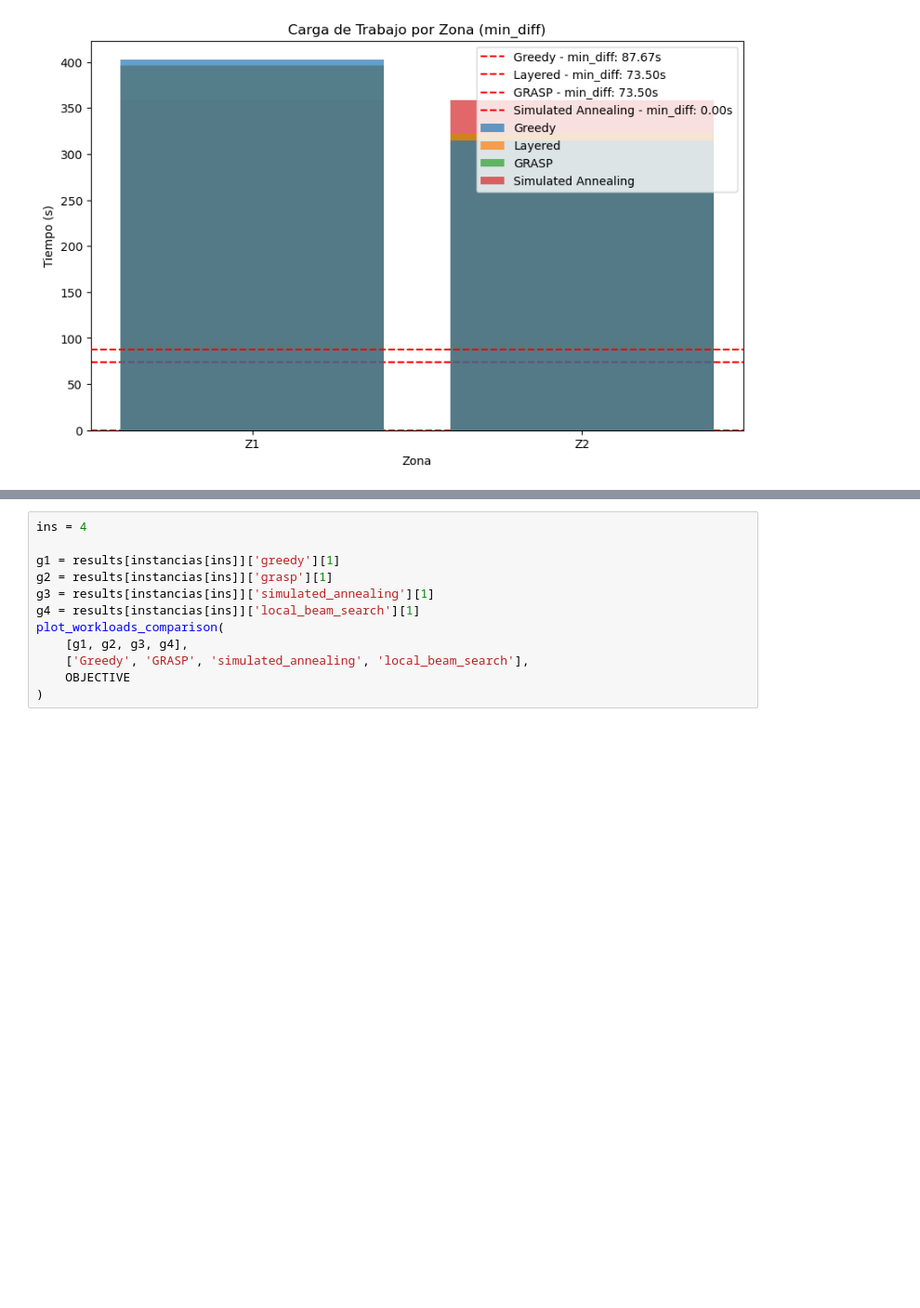
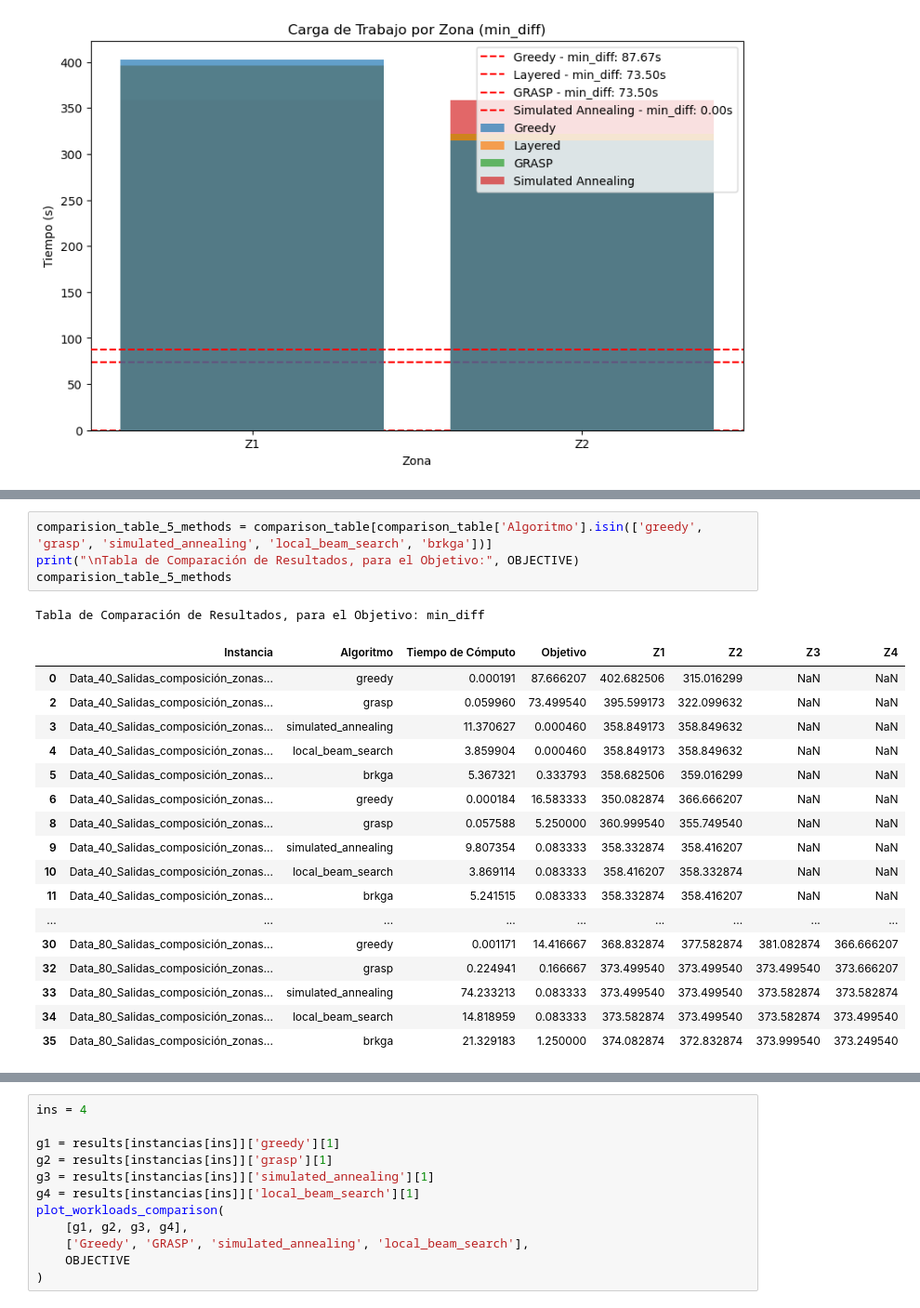
Before and after one commit to Gandata/PTL_Entrega1, a Jupyter notebook: PTL_Constructivo.ipynb, the cells around one changed output, grey strips where cells are left out. Shown at 93% size. Cells and saved outputs as stored; diff of their text form; blank space fills up the shorter version.

Commit message:
BRKGA y csv de comparaciones

```diff
--- a/PTL_Constructivo.ipynb
+++ b/PTL_Constructivo.ipynb
@@ -1584,0 +1860,23 @@ Tabla de Comparación de Resultados, para el Objetivo: min_diff
+# %%
+comparision_table_5_methods = comparison_table[comparison_table['Algoritmo'].isin(['greedy', 'grasp', 'simulated_annealing', 'local_beam_search', 'brkga'])]
+print("\nTabla de Comparación de Resultados, para el Objetivo:", OBJECTIVE)
+comparision_table_5_methods
+# %% [output]
+Tabla de Comparación de Resultados, para el Objetivo: min_diff
+|  | Instancia | Algoritmo | Tiempo de Cómputo | Objetivo | Z1 | Z2 | Z3 | Z4 |
+| 0 | Data_40_Salidas_composición_zonas... | greedy | 0.000191 | 87.666207 | 402.682506 | 315.016299 | NaN | NaN |
+| 2 | Data_40_Salidas_composición_zonas... | grasp | 0.059960 | 73.499540 | 395.599173 | 322.099632 | NaN | NaN |
+| 3 | Data_40_Salidas_composición_zonas... | simulated_annealing | 11.370627 | 0.000460 | 358.849173 | 358.849632 | NaN | NaN |
+| 4 | Data_40_Salidas_composición_zonas... | local_beam_search | 3.859904 | 0.000460 | 358.849173 | 358.849632 | NaN | NaN |
+| 5 | Data_40_Salidas_composición_zonas... | brkga | 5.367321 | 0.333793 | 358.682506 | 359.016299 | NaN | NaN |
+| 6 | Data_40_Salidas_composición_zonas... | greedy | 0.000184 | 16.583333 | 350.082874 | 366.666207 | NaN | NaN |
+| 8 | Data_40_Salidas_composición_zonas... | grasp | 0.057588 | 5.250000 | 360.999540 | 355.749540 | NaN | NaN |
+| 9 | Data_40_Salidas_composición_zonas... | simulated_annealing | 9.807354 | 0.083333 | 358.332874 | 358.416207 | NaN | NaN |
+| 10 | Data_40_Salidas_composición_zonas... | local_beam_search | 3.869114 | 0.083333 | 358.416207 | 358.332874 | NaN | NaN |
+| 11 | Data_40_Salidas_composición_zonas... | brkga | 5.241515 | 0.083333 | 358.332874 | 358.416207 | NaN | NaN |
+| ... | ... | ... | ... | ... | ... | ... | ... | ... |
+| 30 | Data_80_Salidas_composición_zonas... | greedy | 0.001171 | 14.416667 | 368.832874 | 377.582874 | 381.082874 | 366.666207 |
+| 32 | Data_80_Salidas_composición_zonas... | grasp | 0.224941 | 0.166667 | 373.499540 | 373.499540 | 373.499540 | 373.666207 |
+| 33 | Data_80_Salidas_composición_zonas... | simulated_annealing | 74.233213 | 0.083333 | 373.499540 | 373.499540 | 373.582874 | 373.582874 |
+| 34 | Data_80_Salidas_composición_zonas... | local_beam_search | 14.818959 | 0.083333 | 373.582874 | 373.499540 | 373.582874 | 373.499540 |
+| 35 | Data_80_Salidas_composición_zonas... | brkga | 21.329183 | 1.250000 | 374.082874 | 372.832874 | 373.999540 | 373.249540 |
```
Also changed, not shown: parts of 24 cells of this notebook, 4 other files.
